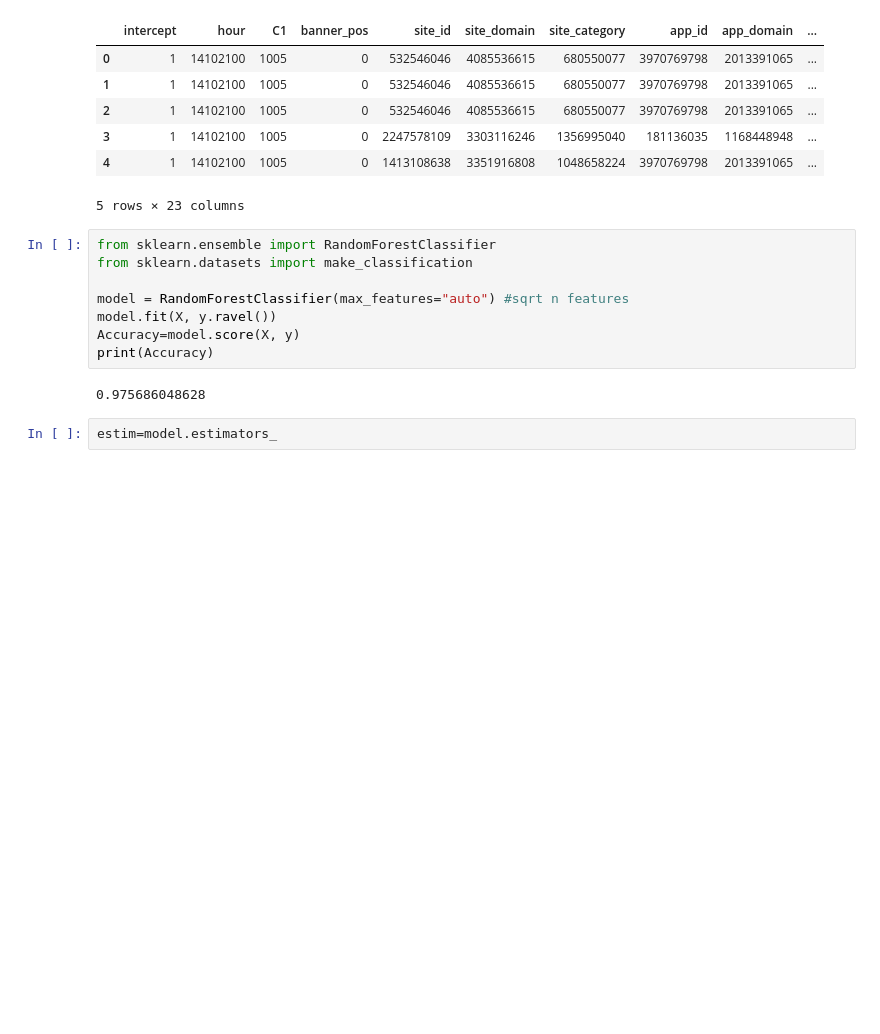
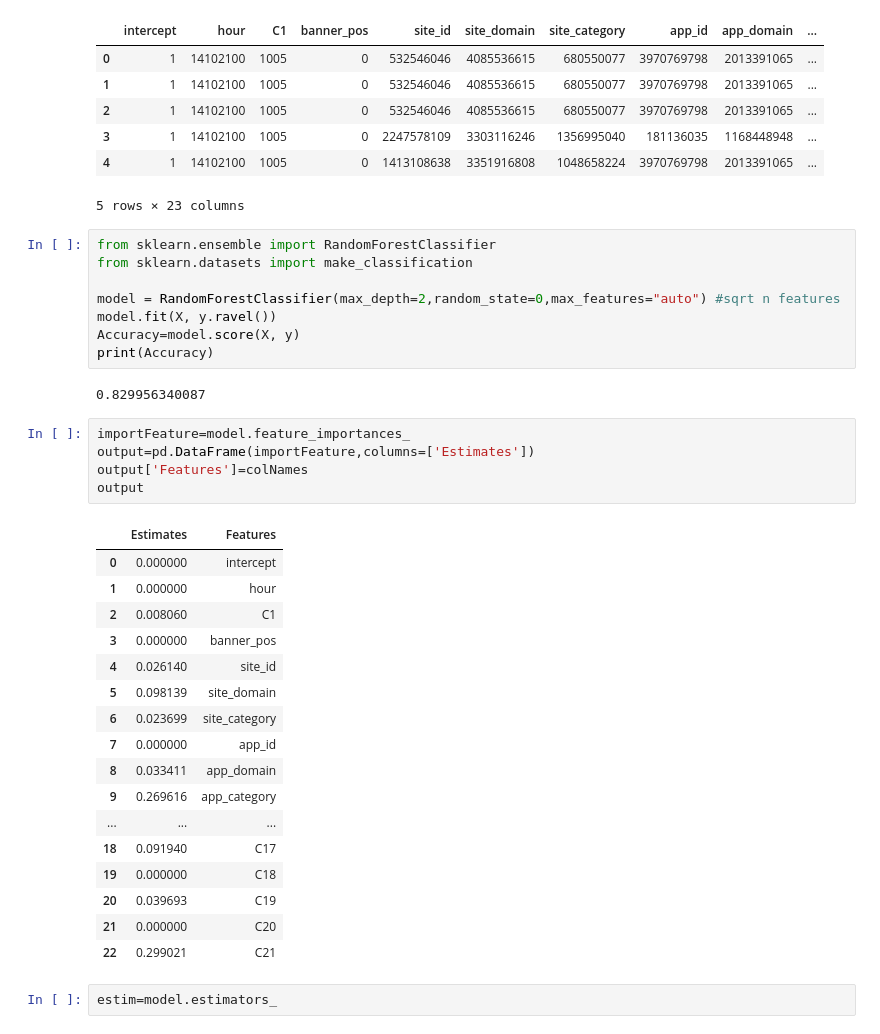
Before and after one commit to pmleffers/ClickRate, a Jupyter notebook: Matts Work.ipynb, the cells around one changed output. Drawn from its saved outputs; the diff is of its cells as text; blank space fills up the shorter version.

```diff
--- a/Matts Work.ipynb
+++ b/Matts Work.ipynb
@@ -337,12 +337,35 @@ X.head()
 from sklearn.ensemble import RandomForestClassifier
 from sklearn.datasets import make_classification
 
-model = RandomForestClassifier(max_features="auto") #sqrt n features
+model = RandomForestClassifier(max_depth=2,random_state=0,max_features="auto") #sqrt n features
 model.fit(X, y.ravel())
 Accuracy=model.score(X, y)
 print(Accuracy)
 # %% [output]
-0.975686048628
+0.829956340087
+# %%
+importFeature=model.feature_importances_
+output=pd.DataFrame(importFeature,columns=['Estimates'])
+output['Features']=colNames
+output
+# %% [output]
+|  | Estimates | Features |
+| 0 | 0.000000 | intercept |
+| 1 | 0.000000 | hour |
+| 2 | 0.008060 | C1 |
+| 3 | 0.000000 | banner_pos |
+| 4 | 0.026140 | site_id |
+| 5 | 0.098139 | site_domain |
+| 6 | 0.023699 | site_category |
+| 7 | 0.000000 | app_id |
+| 8 | 0.033411 | app_domain |
+| 9 | 0.269616 | app_category |
+| ... | ... | ... |
+| 18 | 0.091940 | C17 |
+| 19 | 0.000000 | C18 |
+| 20 | 0.039693 | C19 |
+| 21 | 0.000000 | C20 |
+| 22 | 0.299021 | C21 |
 # %%
 estim=model.estimators_
 # %%
```
